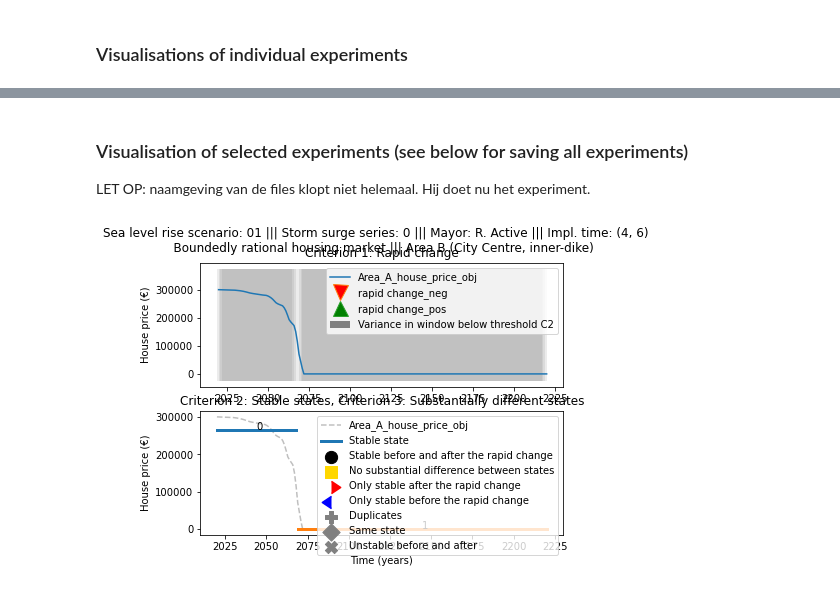
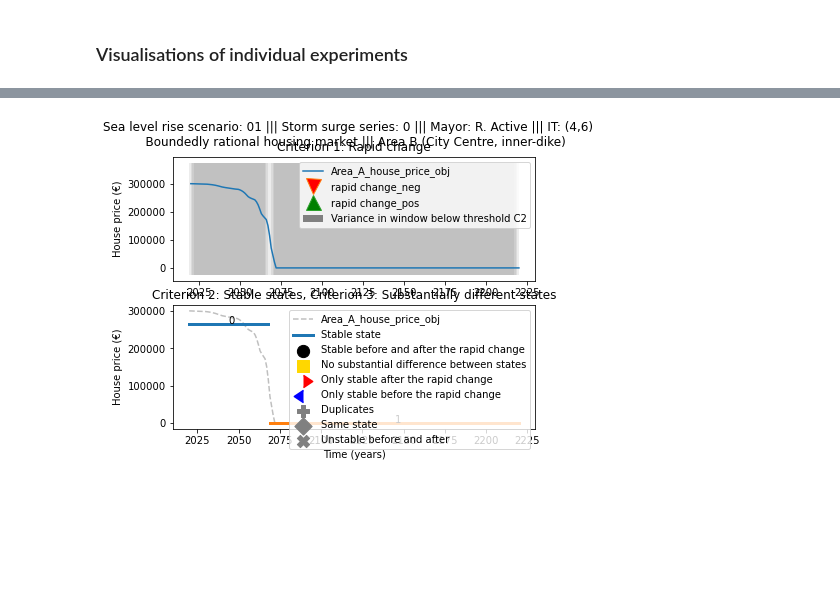
Before and after one commit to keesvanginkel/Urban-SETP, a Jupyter notebook: Paper_figures/Figure_5.ipynb, the cells around one changed output, grey strips where cells are left out. Drawn from its saved outputs; the diff is of its cells as text; code cells hidden in the pictures; blank space fills up the shorter version.

```diff
--- a/Paper_figures/Figure_5.ipynb
+++ b/Paper_figures/Figure_5.ipynb
@@ -30,12 +29,12 @@ print(len(experiments))
 # %%
 #SET THE PARAMETERS TO DO THE ANALYSIS
 window = 4 #The size of the rolling window
-margin = 2 # The margin around the TP
+margin = 3 # The margin around the TP
 
 #Criteria
 c1 = 0.15 #fraction of change relative to house price at t0
-c2 = 1.5e9 #variance threshold
-c3 = 10 #percentage change between states
+c2 = 1e9 #variance
+c3 = 10 #percent
 # %%
 with tqdm(total=len(experiments)) as pbar:
     for experiment in experiments:
@@ -48,6 +47,8 @@ with tqdm(total=len(experiments)) as pbar:
 # %% [markdown]
 ### Visualisations of individual experiments
 # %%
+#todo: move to tipping.py
+
 def add_suptitle(fig,exp,M):
     """Add some information about the experiment as title to the figure
 
@@ -72,19 +73,19 @@ def add_suptitle(fig,exp,M):
 
     #Create the title string
     suptitle_string = (\
-    '''Sea level rise scenario: {} ||| Storm surge series: {} ||| Mayor: {} ||| Impl. time: {}
+    '''Sea level rise scenario: {} ||| Storm surge series: {} ||| Mayor: {} ||| IT: {}
     {} housing market ||| Area {}'''.format(
                                    exp.SurgeLevel.corresponding_SLR_Scenario.name.split('_')[-1],
                                    exp.SurgeLevel.corresponding_SurgeHeight.name.split('_')[-1],
                                    exp.Mayor.get_name(),
-                                   str(exp.ImplementationTime),
+                                   str(exp.ImplementationTime).replace(' ',''),
                                    housing_market,
                                    area_name))
     fig.suptitle(suptitle_string)
 
     file_string = exp.SurgeLevel.corresponding_SLR_Scenario.name.split('_')[-1] + '_' +\
                   exp.SurgeLevel.corresponding_SurgeHeight.name.split('_')[-1] + '_' + \
-                  exp.Mayor.get_name() + '_' + str(exp.ImplementationTime) + \
+                  exp.Mayor.get_name() + '_' + str(exp.ImplementationTime).replace(' ','') + '_' + \
                   M.name.split('_')[-1] + '_' + M.name.split('_')[1]
     return fig,file_string
 # %%
@@ -174,10 +99,7 @@ nr103 #B, BR #Hier lijkt het model toch een stukje te missen: reden om de varian
-# %% [markdown]
-### Visualisation of selected experiments (see below for saving all experiments)
-LET OP: naamgeving van de files klopt niet helemaal. Hij doet nu het experiment.
 # %%
 ### Use a dummy fig to take the legend
-dummy, axes = nr1[0].allMetrics[0].plot_SETPs(figsize=(6.5,5))
+dummy, axes = experiments[0].allMetrics[0].plot_SETPs(figsize=(6.5,5))
 
-dummy, file_string = add_suptitle(dummy,nr1[0],M)
+dummy, file_string = add_suptitle(dummy,experiments[0],M)
 # %% [output]
-[figure, old version]
+[figure, new version]
```
Also changed, not shown: parts of 26 cells of this notebook, 32 other files.
